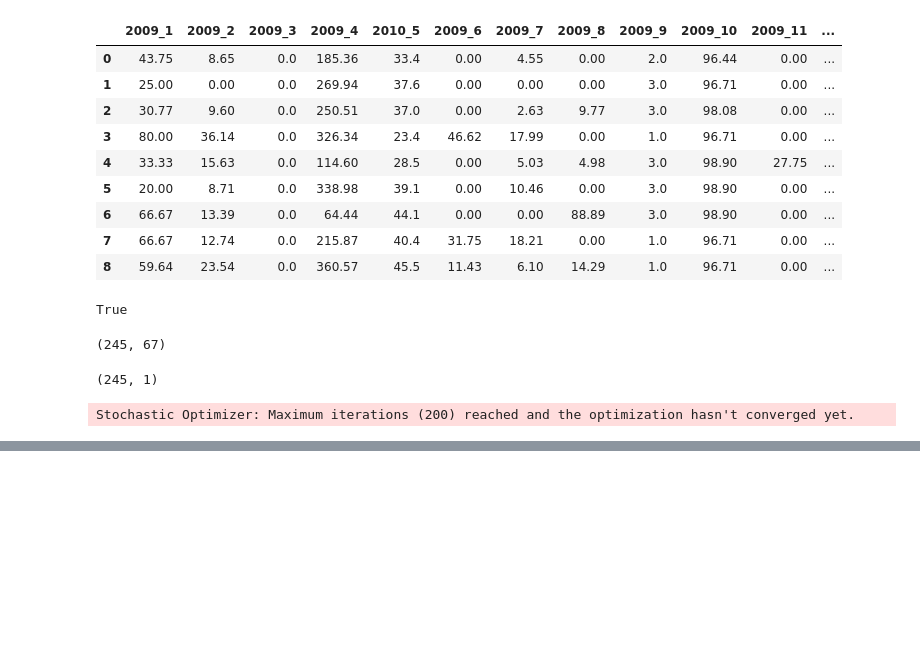
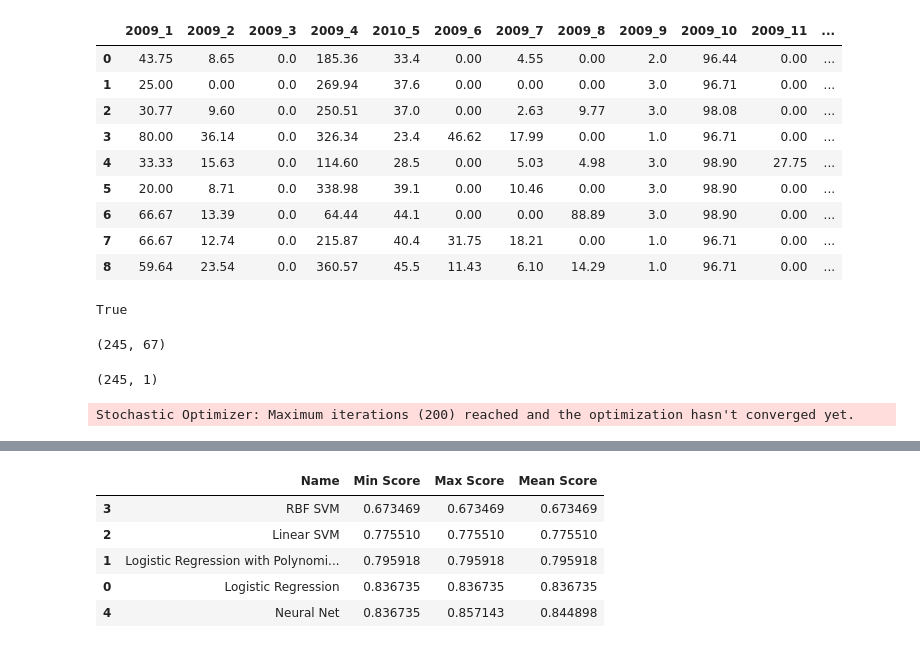
Before and after one commit to UrtziFM/TFM-How-AI-can-finish-with-politicians, a Jupyter notebook: 2.Step-Learning_firstGDF .ipynb, the cells around one changed output, grey strips where cells are left out. Drawn from its saved outputs; the diff is of its cells as text; code cells hidden in the pictures; blank space fills up the shorter version.

```diff
--- a/2.Step-Learning_firstGDF .ipynb
+++ b/2.Step-Learning_firstGDF .ipynb
@@ -215,0 +282,9 @@ pickle.dump(Logistic_Regression_poly_hipot, open(data_path, 'wb'))
+# %%
+fin_models.sort_values(['Mean Score']).head()
+# %% [output]
+|  | Name | Min Score | Max Score | Mean Score |
+| 3 | RBF SVM | 0.673469 | 0.673469 | 0.673469 |
+| 2 | Linear SVM | 0.775510 | 0.775510 | 0.775510 |
+| 1 | Logistic Regression with Polynomi... | 0.795918 | 0.795918 | 0.795918 |
+| 0 | Logistic Regression | 0.836735 | 0.836735 | 0.836735 |
+| 4 | Neural Net | 0.836735 | 0.857143 | 0.844898 |
```
Also changed, not shown: parts of 11 cells of this notebook.
